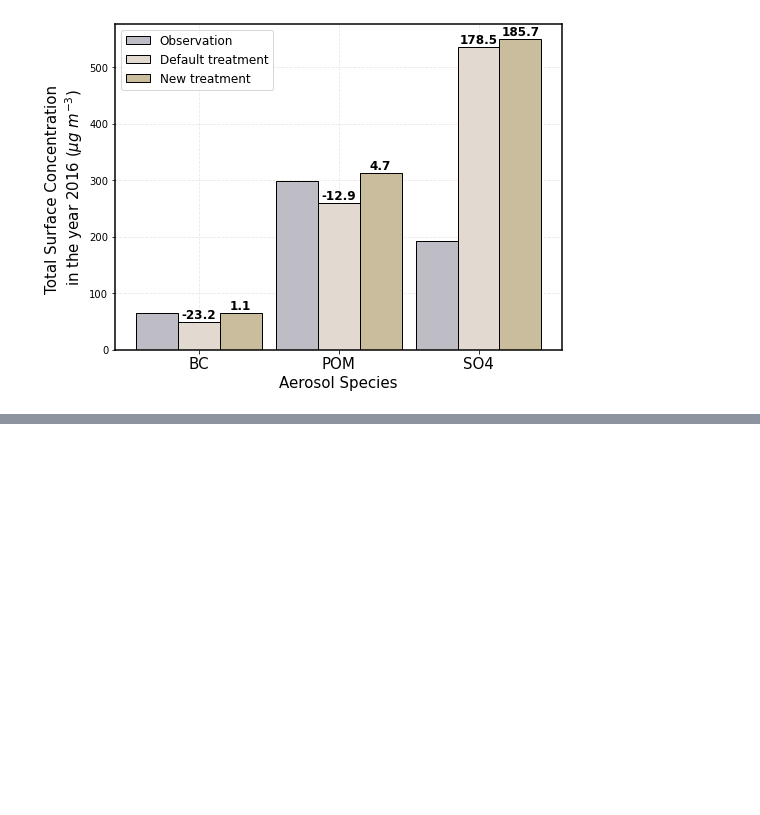
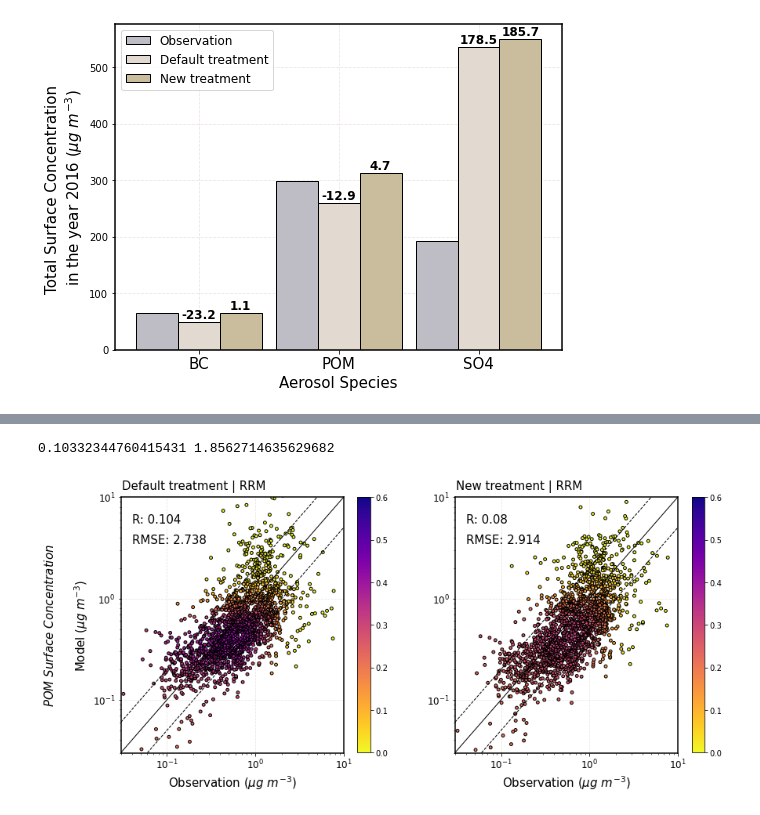
Before and after one commit to TaufiqHassan/e3sm_grid_analysis, a Jupyter notebook: FinalScatter.ipynb, the cells around one changed output, grey strips where cells are left out. Cells and saved outputs as stored; diff of their text form; code cells hidden in the pictures; blank space fills up the shorter version.

```diff
--- a/FinalScatter.ipynb
+++ b/FinalScatter.ipynb
@@ -612,0 +654,25 @@ for react,label in zip(reacts,labels):
+# %%
+## POM
+varbs = ['pom_a1_SRF','SE_pom_a1_SRF','pom_a4_SRF','SE_pom_a4_SRF','pom','SE_pom']
+df = pd.read_csv('POM_IMPROVE_dailydata.csv')
+variable='POM'
+df.index=pd.to_datetime(df['time'])
+## Get rid of nans & -ve vals
+df_nona = df[df['obs'].notna()]
+df_nona = df_nona[df_nona['obs']>0]
+res='RRM'
+## Masking data based on mean percentile
+df_nona=get_emisInMasked(df_nona,res,stat='diff',factor=0.81)
+## Estimating the monthly and annual averages from daily data
+df_monthly = df_nona.groupby('ncols_'+res).resample('1M').mean()
+df_annual = df_nona.groupby('ncols_'+res).resample('1Y').mean()
+## Plotting
+plt.figure(figsize=(14,6))
+i=1
+for v,treat,ylab in zip(varbs[-2:],['Default','New'],['$'+variable+'\ Surface\ Concentration$ \n\nModel ($\u03BCg\ m^{-3}$)','']):
+    ax=plt.subplot(1,2,i)
+    get_scatter_plot(df_monthly,v,res,ax,treatment=treat,temp='monthly',size=15,cax=[3e-2,3e-2,1e1,1e1],maxv=0.6,vv=ylab)
+    i+=1
+# %% [output]
+0.10332344760415431 1.8562714635629682
+[figure, added]
```
Also changed, not shown: parts of 4 cells of this notebook.
